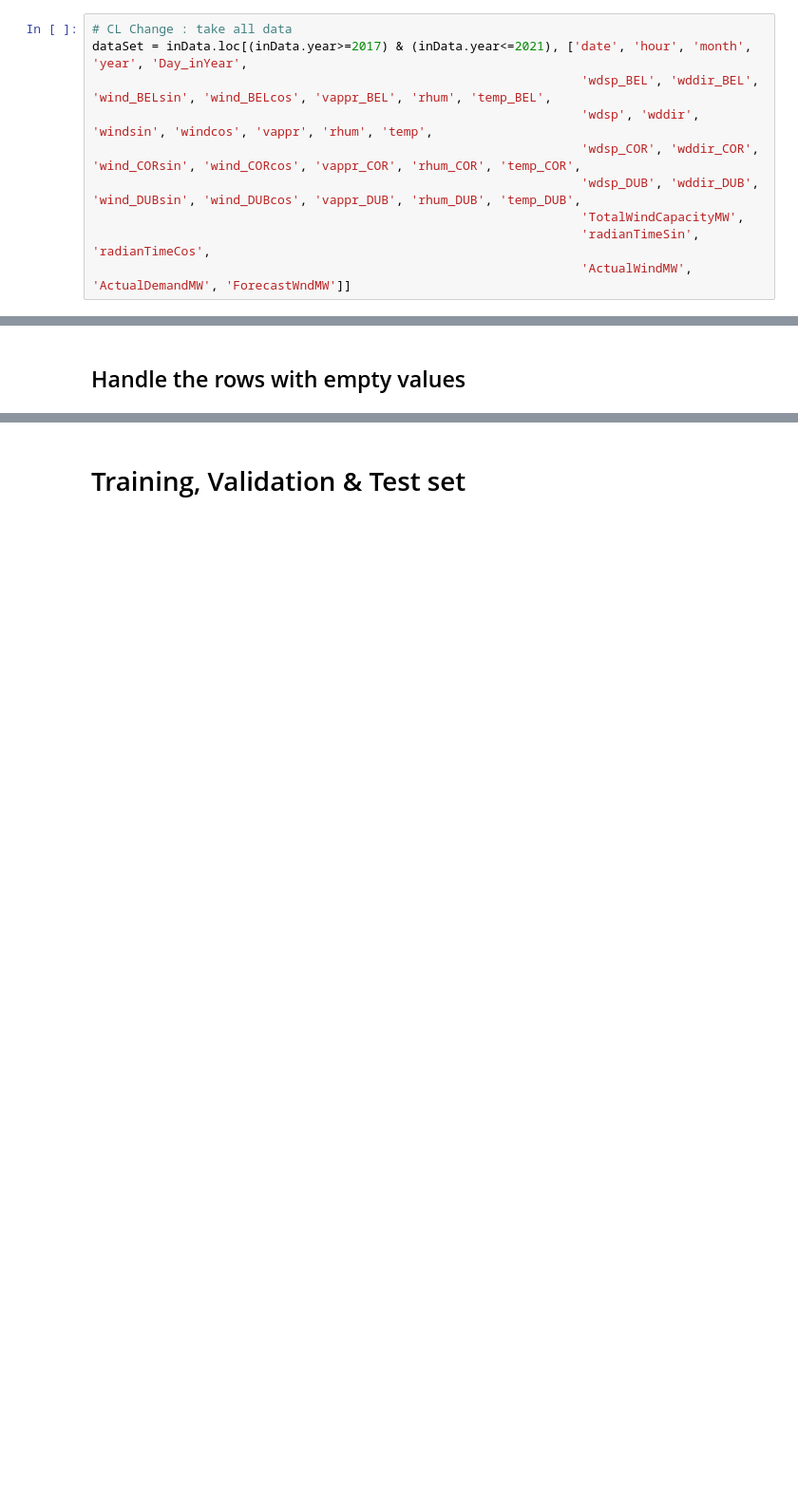
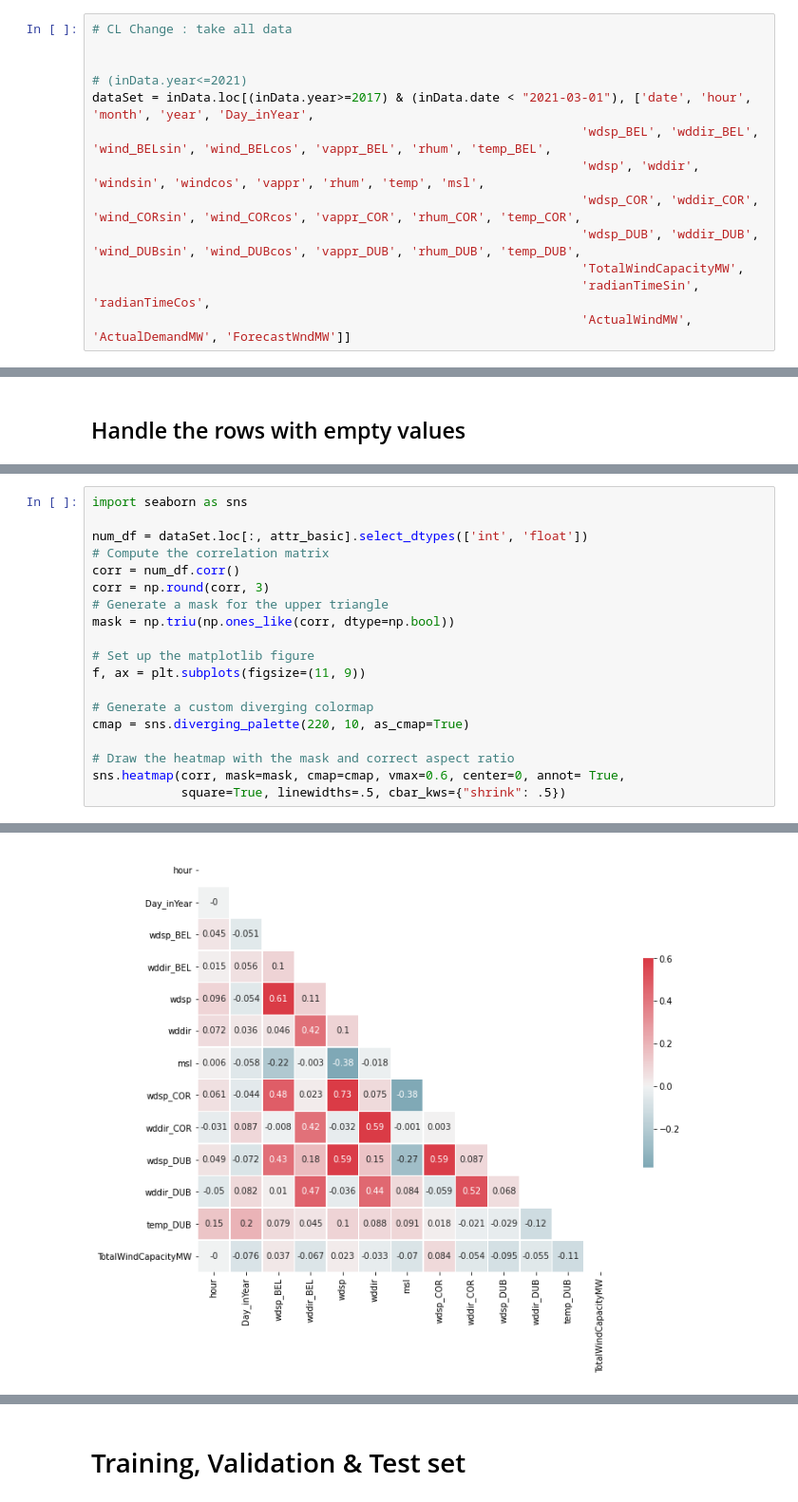
Before and after one commit to CA683-Group99/Wind-Energy-Prediction, a Jupyter notebook: 4_IslandElectricityANNModel_v2.ipynb, the cells around one changed output, grey strips where cells are left out. Shown at 95% size. Drawn from its saved outputs; the diff is of its cells as text; blank space fills up the shorter version.

```diff
--- a/4_IslandElectricityANNModel_v2.ipynb
+++ b/4_IslandElectricityANNModel_v2.ipynb
@@ -141,8 +143,11 @@ Index(['Unnamed: 0', 'date', 'ind_BEL', 'rain_BEL', 'ind.1_BEL', 'temp_BEL',
 # %%
 # CL Change : take all data
-dataSet = inData.loc[(inData.year>=2017) & (inData.year<=2021), ['date', 'hour', 'month', 'year', 'Day_inYear',
+
+
+# (inData.year<=2021)
+dataSet = inData.loc[(inData.year>=2017) & (inData.date < "2021-03-01"), ['date', 'hour', 'month', 'year', 'Day_inYear',
                                                                   'wdsp_BEL', 'wddir_BEL', 'wind_BELsin', 'wind_BELcos', 'vappr_BEL', 'rhum', 'temp_BEL',
-                                                                  'wdsp', 'wddir', 'windsin', 'windcos', 'vappr', 'rhum', 'temp',
+                                                                  'wdsp', 'wddir', 'windsin', 'windcos', 'vappr', 'rhum', 'temp', 'msl',
                                                                   'wdsp_COR', 'wddir_COR', 'wind_CORsin', 'wind_CORcos', 'vappr_COR', 'rhum_COR', 'temp_COR',
                                                                   'wdsp_DUB', 'wddir_DUB', 'wind_DUBsin', 'wind_DUBcos', 'vappr_DUB', 'rhum_DUB', 'temp_DUB',
                                                                   'TotalWindCapacityMW',
@@ -251,0 +273,20 @@ print(dataSet.shape)
+# %%
+import seaborn as sns
+
+num_df = dataSet.loc[:, attr_basic].select_dtypes(['int', 'float'])
+# Compute the correlation matrix
+corr = num_df.corr()
+corr = np.round(corr, 3)
+# Generate a mask for the upper triangle
+mask = np.triu(np.ones_like(corr, dtype=np.bool))
+
+# Set up the matplotlib figure
+f, ax = plt.subplots(figsize=(11, 9))
+
+# Generate a custom diverging colormap
+cmap = sns.diverging_palette(220, 10, as_cmap=True)
+
+# Draw the heatmap with the mask and correct aspect ratio
+sns.heatmap(corr, mask=mask, cmap=cmap, vmax=0.6, center=0, annot= True,
+            square=True, linewidths=.5, cbar_kws={"shrink": .5})
+# %% [output]
@@ -251,0 +294 @@ print(dataSet.shape)
+[figure, added]
```
Also changed, not shown: parts of 29 cells of this notebook.
